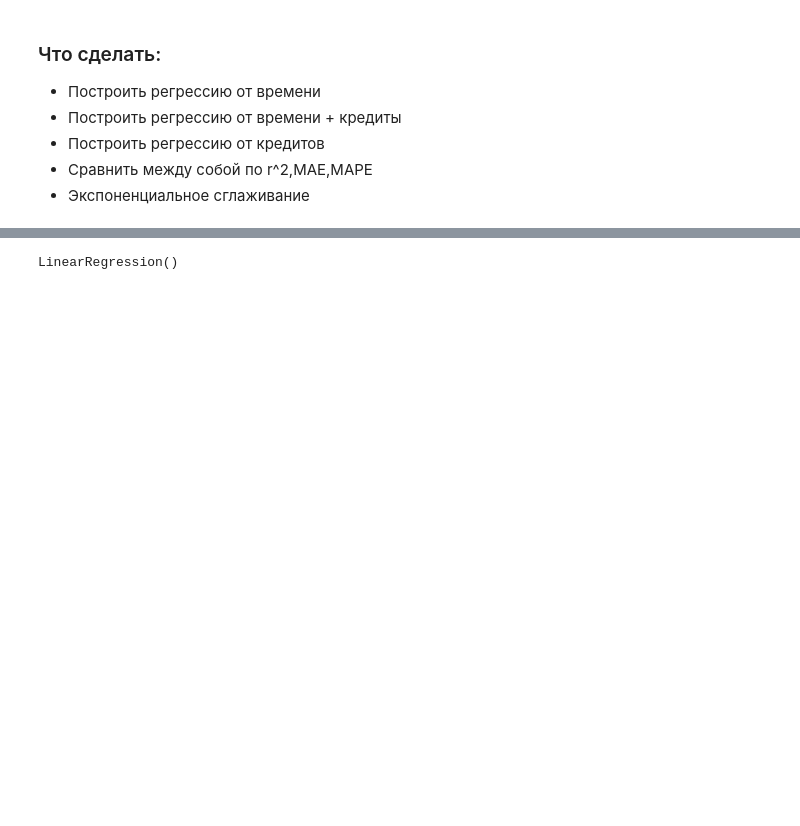
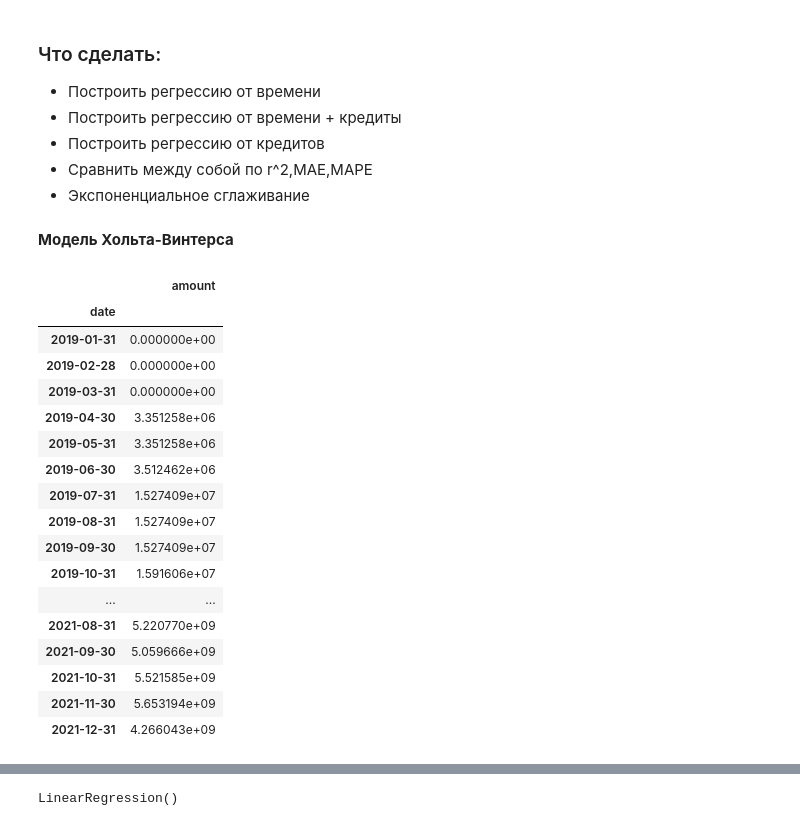
Before and after one commit to lisa2271/Praktika, a Jupyter notebook: praktika.ipynb, the cells around one changed output, grey strips where cells are left out. Cells and saved outputs as stored; diff of their text form; code cells hidden in the pictures; blank space fills up the shorter version.

```diff
--- a/praktika.ipynb
+++ b/praktika.ipynb
@@ -282,3 +228,5 @@ plot_acf(stl.resid)
 * Построить регрессию от кредитов
 * Сравнить между собой по r^2,MAE,MAPE
 * Экспоненциальное сглаживание
+# %% [markdown]
+**Модель Хольта-Винтерса**
@@ -284,0 +235,22 @@ plot_acf(stl.resid)
+# %%
+train = df2['2019':'2021']
+train
+# %% [output]
+|  | amount |
+| date |  |
+| 2019-01-31 | 0.000000e+00 |
+| 2019-02-28 | 0.000000e+00 |
+| 2019-03-31 | 0.000000e+00 |
+| 2019-04-30 | 3.351258e+06 |
+| 2019-05-31 | 3.351258e+06 |
+| 2019-06-30 | 3.512462e+06 |
+| 2019-07-31 | 1.527409e+07 |
+| 2019-08-31 | 1.527409e+07 |
+| 2019-09-30 | 1.527409e+07 |
+| 2019-10-31 | 1.591606e+07 |
+| ... | ... |
+| 2021-08-31 | 5.220770e+09 |
+| 2021-09-30 | 5.059666e+09 |
+| 2021-10-31 | 5.521585e+09 |
+| 2021-11-30 | 5.653194e+09 |
+| 2021-12-31 | 4.266043e+09 |
```
Also changed, not shown: parts of 28 cells of this notebook.
